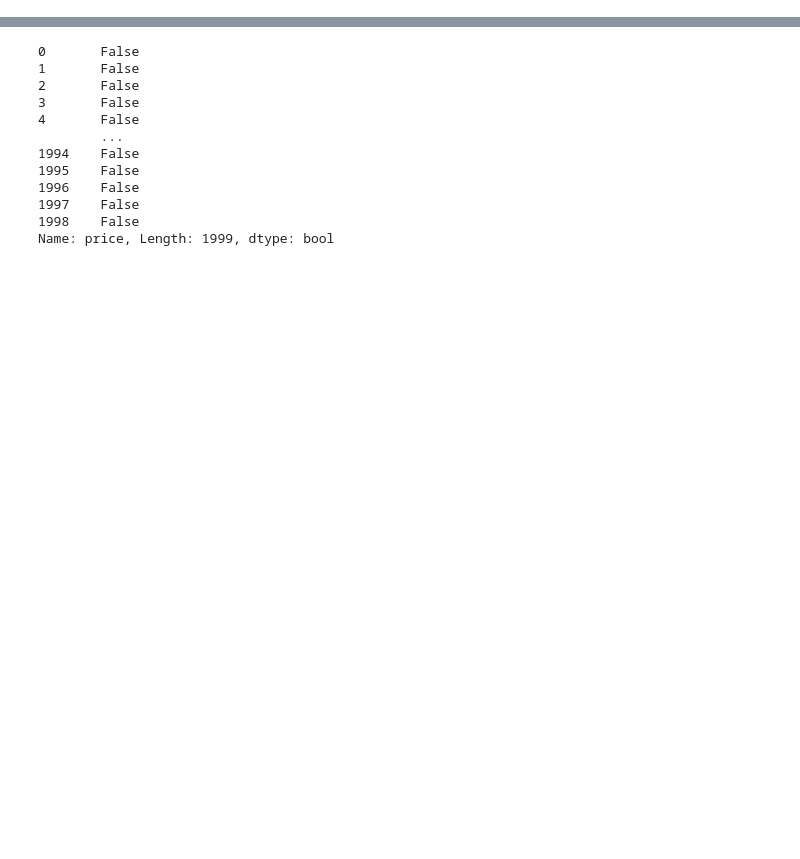
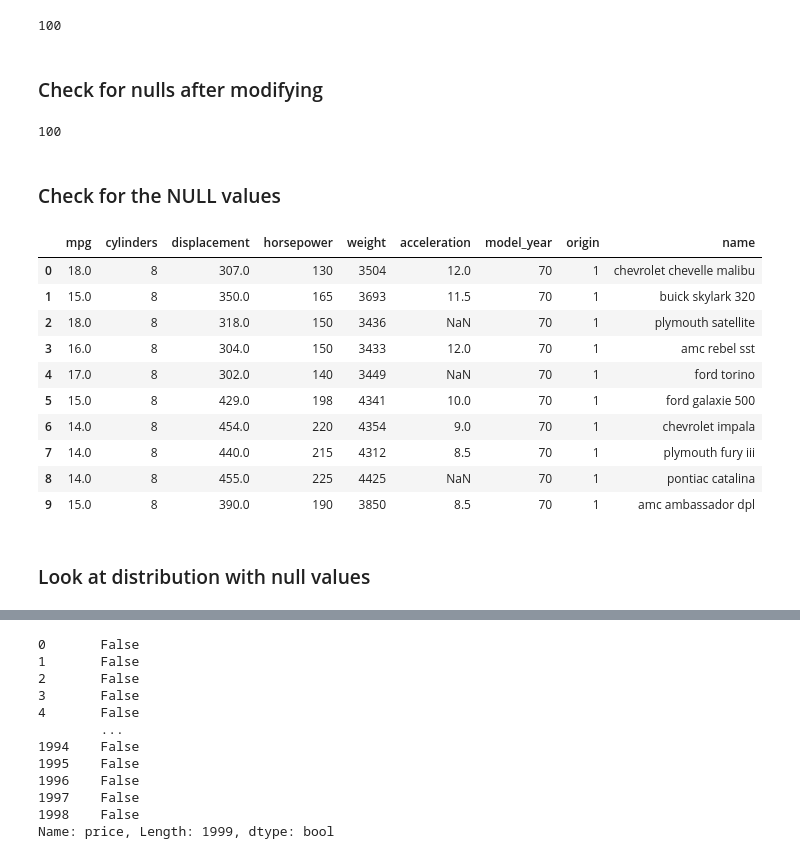
Before and after one commit to hmashrique/ds_modality_study, a Jupyter notebook: Problem Solving/Imputing-Null-PS.ipynb, the cells around one changed output, grey strips where cells are left out. Saved outputs shown, nothing was run; the diff lists cells and outputs as text; code cells hidden in the pictures; blank space fills up the shorter version.

```diff
--- a/Problem Solving/Imputing-Null-PS.ipynb
+++ b/Problem Solving/Imputing-Null-PS.ipynb
@@ -2,0 +48,5 @@
+# %%
+num_missing = (cardata['acceleration']== 0).sum()
+print(num_missing)
+# %% [output]
+100
@@ -2,0 +56,24 @@
+# %% [markdown]
+### Check for nulls after modifying
+# %%
+cardata['acceleration'].isnull().sum()
+# %% [output]
+100
+# %% [markdown]
+### Check for the NULL values
+# %%
+cardata.head(10)
+# %% [output]
+|  | mpg | cylinders | displacement | horsepower | weight | acceleration | model_year | origin | name |
+| 0 | 18.0 | 8 | 307.0 | 130 | 3504 | 12.0 | 70 | 1 | chevrolet chevelle malibu |
+| 1 | 15.0 | 8 | 350.0 | 165 | 3693 | 11.5 | 70 | 1 | buick skylark 320 |
+| 2 | 18.0 | 8 | 318.0 | 150 | 3436 | NaN | 70 | 1 | plymouth satellite |
+| 3 | 16.0 | 8 | 304.0 | 150 | 3433 | 12.0 | 70 | 1 | amc rebel sst |
+| 4 | 17.0 | 8 | 302.0 | 140 | 3449 | NaN | 70 | 1 | ford torino |
+| 5 | 15.0 | 8 | 429.0 | 198 | 4341 | 10.0 | 70 | 1 | ford galaxie 500 |
+| 6 | 14.0 | 8 | 454.0 | 220 | 4354 | 9.0 | 70 | 1 | chevrolet impala |
+| 7 | 14.0 | 8 | 440.0 | 215 | 4312 | 8.5 | 70 | 1 | plymouth fury iii |
+| 8 | 14.0 | 8 | 455.0 | 225 | 4425 | NaN | 70 | 1 | pontiac catalina |
+| 9 | 15.0 | 8 | 390.0 | 190 | 3850 | 8.5 | 70 | 1 | amc ambassador dpl |
+# %% [markdown]
+### Look at distribution with null values
```
Also changed, not shown: parts of 35 cells of this notebook, 4 other files.
